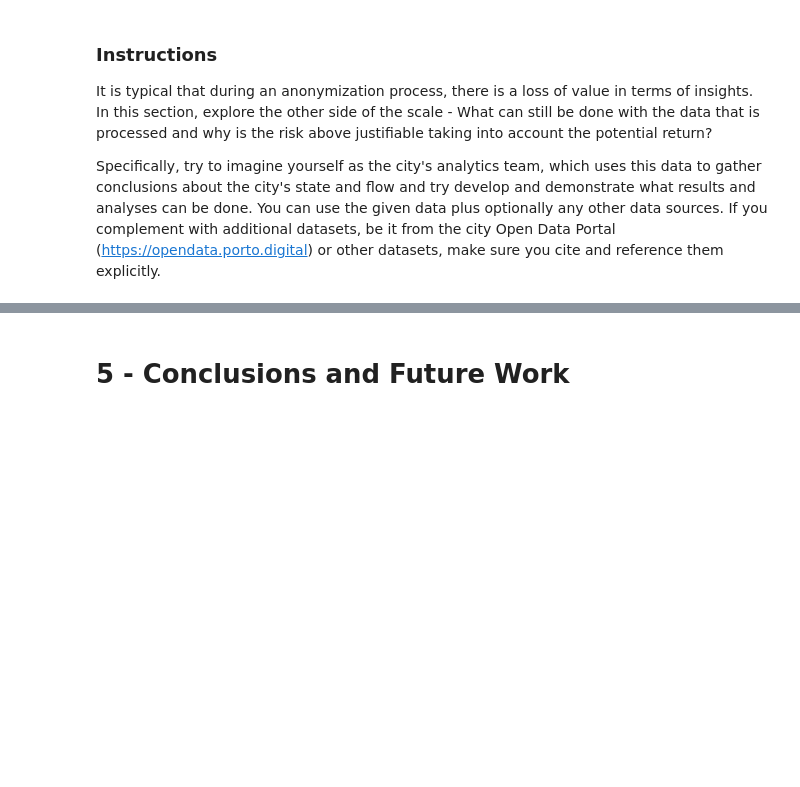
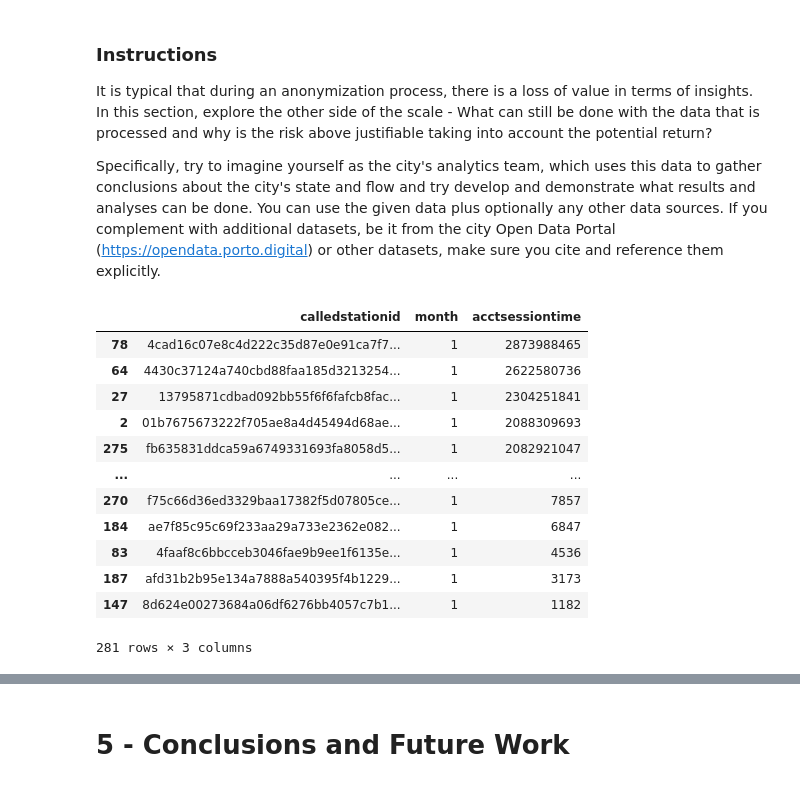
Before and after one commit to Cabeda/hackacity, a Jupyter notebook: [TEAM PLICity] Hackacity 2024 - Notebook.ipynb, the cells around one changed output, grey strips where cells are left out. Cells and saved outputs as stored; diff of their text form; code cells hidden in the pictures; blank space fills up the shorter version.

```diff
--- a/[TEAM PLICity] Hackacity 2024 - Notebook.ipynb
+++ b/[TEAM PLICity] Hackacity 2024 - Notebook.ipynb
@@ -335,0 +348,35 @@ Specifically, try to imagine yourself as the city's analytics team, which uses t
+# %%
+import pandas as pd
+import matplotlib.pyplot as plt
+import seaborn as sns
+import folium
+
+pd.set_option('display.max_columns', None)
+pd.set_option('display.max_rows', 200)
+sns.set_theme(style="dark", rc={'figure.figsize':(11,8)})
+
+df_wifi = df_wifi[(df_wifi.acctsessiontime != 0) & (~df_wifi.acctsessiontime.isna())]
+
+df_wifi["acctstarttime"] = pd.to_datetime(df_wifi["acctstarttime"])
+df_wifi["date"] = df_wifi["acctstarttime"].apply(lambda x: x.date())
+df_wifi["hour"] = df_wifi["acctstarttime"].apply(lambda x: x.hour)
+df_wifi["month"] = df_wifi["acctstarttime"].apply(lambda x: x.month)
+
+# monthly session sum ap
+# Configuração para desativar a notação científica
+pd.set_option('display.float_format', '{:.0f}'.format)
+df_wifi.groupby(['calledstationid', 'month'], as_index=False)['acctsessiontime'].sum().sort_values(by='acctsessiontime', ascending=False)
+# %% [output]
+|  | calledstationid | month | acctsessiontime |
+| 78 | 4cad16c07e8c4d222c35d87e0e91ca7f7... | 1 | 2873988465 |
+| 64 | 4430c37124a740cbd88faa185d3213254... | 1 | 2622580736 |
+| 27 | 13795871cdbad092bb55f6f6fafcb8fac... | 1 | 2304251841 |
+| 2 | 01b7675673222f705ae8a4d45494d68ae... | 1 | 2088309693 |
+| 275 | fb635831ddca59a6749331693fa8058d5... | 1 | 2082921047 |
+| ... | ... | ... | ... |
+| 270 | f75c66d36ed3329baa17382f5d07805ce... | 1 | 7857 |
+| 184 | ae7f85c95c69f233aa29a733e2362e082... | 1 | 6847 |
+| 83 | 4faaf8c6bbcceb3046fae9b9ee1f6135e... | 1 | 4536 |
+| 187 | afd31b2b95e134a7888a540395f4b1229... | 1 | 3173 |
+| 147 | 8d624e00273684a06df6276bb4057c7b1... | 1 | 1182 |
+281 rows × 3 columns
```
Also changed, not shown: parts of 14 cells of this notebook.
